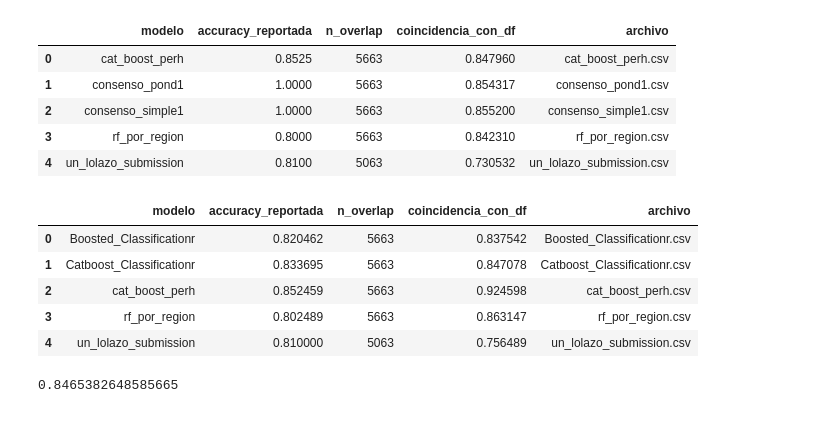
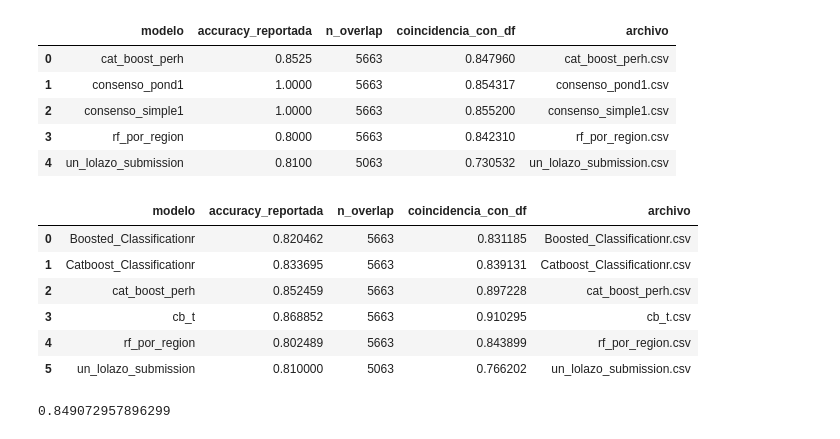
Before and after one commit to heritaco/Empilement-Tobit-CatBoost-et-interpolation-laplacienne-spatio-temporelle-pour-l-IBD-EQR, a Jupyter notebook: results/compare/comparar lo que ya tenemos.ipynb, the cells around one changed output. Cells and saved outputs as stored; diff of their text form; code cells hidden in the pictures.

```diff
--- a/results/compare/comparar lo que ya tenemos.ipynb
+++ b/results/compare/comparar lo que ya tenemos.ipynb
@@ -518,27 +518,29 @@ display(salida["resumen_modelos"])          # tabla con coincidencias por modelo
 | 3 | rf_por_region | 0.8000 | 5663 | 0.842310 | rf_por_region.csv |
 | 4 | un_lolazo_submission | 0.8100 | 5063 | 0.730532 | un_lolazo_submission.csv |
 # %%
-df_nuevo = pd.read_csv('cb_t.csv')
+df_nuevo = pd.read_csv('cb_full_t.csv')
 
 
 
 # Vector de tuplas (archivo_csv, accuracy_en_[0,1])
 modelos = [
     ("un_lolazo_submission.csv", 0.81),
     ("rf_por_region.csv", 0.802489),
     ("cat_boost_perh.csv", 0.852459),
     ("Catboost_Classificationr.csv",.833695),
-    ("Boosted_Classificationr.csv",.820462)
+    ("Boosted_Classificationr.csv",.820462),
+    ('cb_t.csv',0.868852)
 ]
 
 salida = evaluar_contra_modelos(df_nuevo, modelos)
 display(salida["resumen_modelos"])
 print(salida['esperado_correcto_promedio'])
 # %% [output]
 |  | modelo | accuracy_reportada | n_overlap | coincidencia_con_df | archivo |
-| 0 | Boosted_Classificationr | 0.820462 | 5663 | 0.837542 | Boosted_Classificationr.csv |
-| 1 | Catboost_Classificationr | 0.833695 | 5663 | 0.847078 | Catboost_Classificationr.csv |
-| 2 | cat_boost_perh | 0.852459 | 5663 | 0.924598 | cat_boost_perh.csv |
-| 3 | rf_por_region | 0.802489 | 5663 | 0.863147 | rf_por_region.csv |
-| 4 | un_lolazo_submission | 0.810000 | 5063 | 0.756489 | un_lolazo_submission.csv |
+| 0 | Boosted_Classificationr | 0.820462 | 5663 | 0.831185 | Boosted_Classificationr.csv |
+| 1 | Catboost_Classificationr | 0.833695 | 5663 | 0.839131 | Catboost_Classificationr.csv |
+| 2 | cat_boost_perh | 0.852459 | 5663 | 0.897228 | cat_boost_perh.csv |
+| 3 | cb_t | 0.868852 | 5663 | 0.910295 | cb_t.csv |
+| 4 | rf_por_region | 0.802489 | 5663 | 0.843899 | rf_por_region.csv |
+| 5 | un_lolazo_submission | 0.810000 | 5063 | 0.766202 | un_lolazo_submission.csv |
-0.8465382648585665
+0.849072957896299
```
Also changed, not shown: parts of 1 cell of this notebook, 6 other files.
